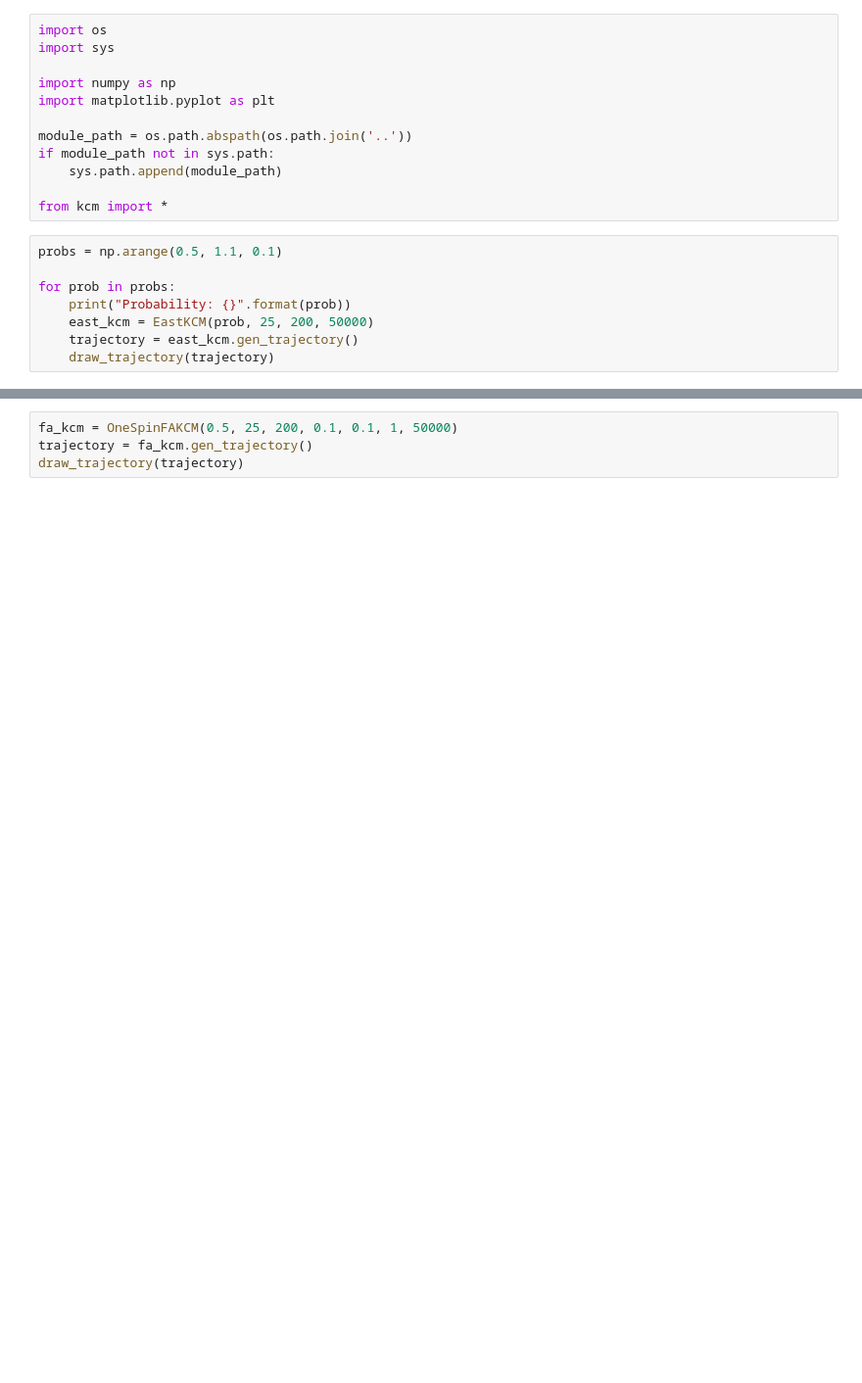
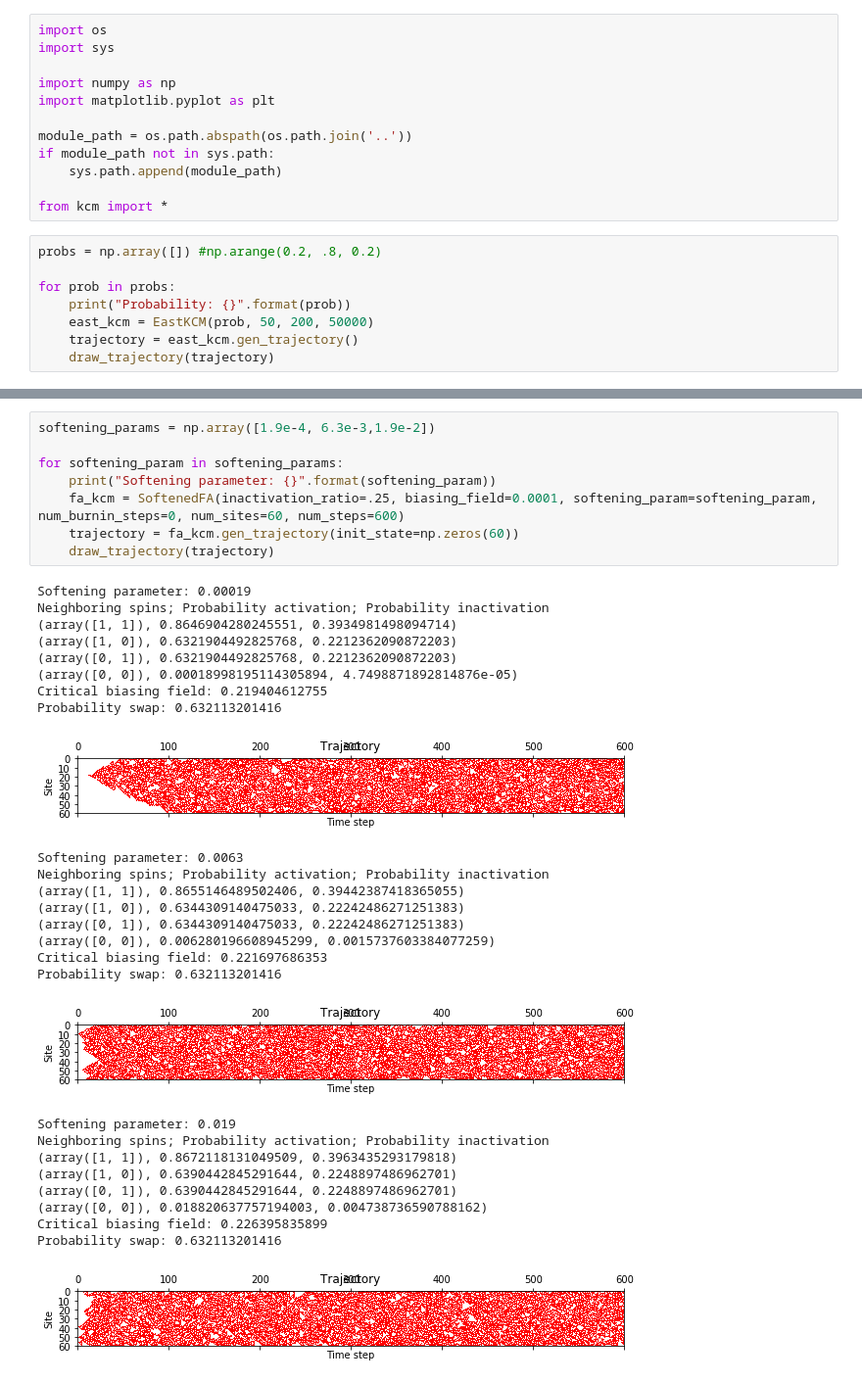
Before and after one commit to jqhoogland/ACM, a Jupyter notebook: Adv Comp Methods.ipynb, the cells around one changed output, grey strips where cells are left out. Shown: that part at 98% size. Drawn from its saved outputs; the diff is of its cells as text; blank space fills up the shorter version.

Commit message:
Implemented the Softened FA Model following Elmatad et al.

```diff
--- a/Adv Comp Methods.ipynb
+++ b/Adv Comp Methods.ipynb
@@ -11,10 +11,10 @@ if module_path not in sys.path:
 
 from kcm import *
 # %%
-probs = np.arange(0.5, 1.1, 0.1)
+probs = np.array([]) #np.arange(0.2, .8, 0.2)
 
 for prob in probs:
     print("Probability: {}".format(prob))
-    east_kcm = EastKCM(prob, 25, 200, 50000)
+    east_kcm = EastKCM(prob, 50, 200, 50000)
     trajectory = east_kcm.gen_trajectory()
     draw_trajectory(trajectory)
@@ -36,4 +21,36 @@ Probability: 1.1
-# %%
-fa_kcm = OneSpinFAKCM(0.5, 25, 200, 0.1, 0.1, 1, 50000)
-trajectory = fa_kcm.gen_trajectory()
-draw_trajectory(trajectory)
+# %%
+softening_params = np.array([1.9e-4, 6.3e-3,1.9e-2])
+
+for softening_param in softening_params:
+    print("Softening parameter: {}".format(softening_param))
+    fa_kcm = SoftenedFA(inactivation_ratio=.25, biasing_field=0.0001, softening_param=softening_param, num_burnin_steps=0, num_sites=60, num_steps=600)
+    trajectory = fa_kcm.gen_trajectory(init_state=np.zeros(60))
+    draw_trajectory(trajectory)
+# %% [output]
+Softening parameter: 0.00019
+Neighboring spins; Probability activation; Probability inactivation
+(array([1, 1]), 0.8646904280245551, 0.3934981498094714)
+(array([1, 0]), 0.6321904492825768, 0.2212362090872203)
+(array([0, 1]), 0.6321904492825768, 0.2212362090872203)
+(array([0, 0]), 0.00018998195114305894, 4.7498871892814876e-05)
+Critical biasing field: 0.219404612755
+Probability swap: 0.632113201416
+[figure, added]
+Softening parameter: 0.0063
+Neighboring spins; Probability activation; Probability inactivation
+(array([1, 1]), 0.8655146489502406, 0.39442387418365055)
+(array([1, 0]), 0.6344309140475033, 0.22242486271251383)
+(array([0, 1]), 0.6344309140475033, 0.22242486271251383)
+(array([0, 0]), 0.006280196608945299, 0.0015737603384077259)
+Critical biasing field: 0.221697686353
+Probability swap: 0.632113201416
+[figure, added]
+Softening parameter: 0.019
+Neighboring spins; Probability activation; Probability inactivation
+(array([1, 1]), 0.8672118131049509, 0.3963435293179818)
+(array([1, 0]), 0.6390442845291644, 0.2248897486962701)
+(array([0, 1]), 0.6390442845291644, 0.2248897486962701)
+(array([0, 0]), 0.018820637757194003, 0.004738736590788162)
+Critical biasing field: 0.226395835899
+Probability swap: 0.632113201416
+[figure, added]
```
Also changed, not shown: parts of 2 cells of this notebook, 1 other file.
